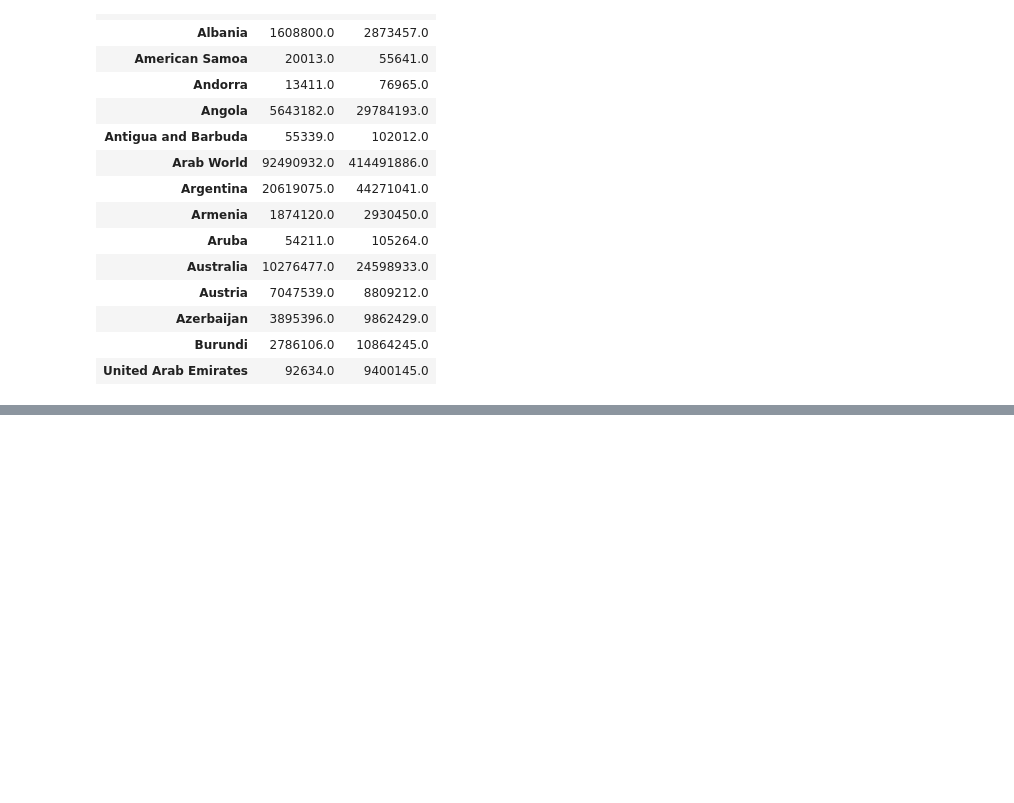
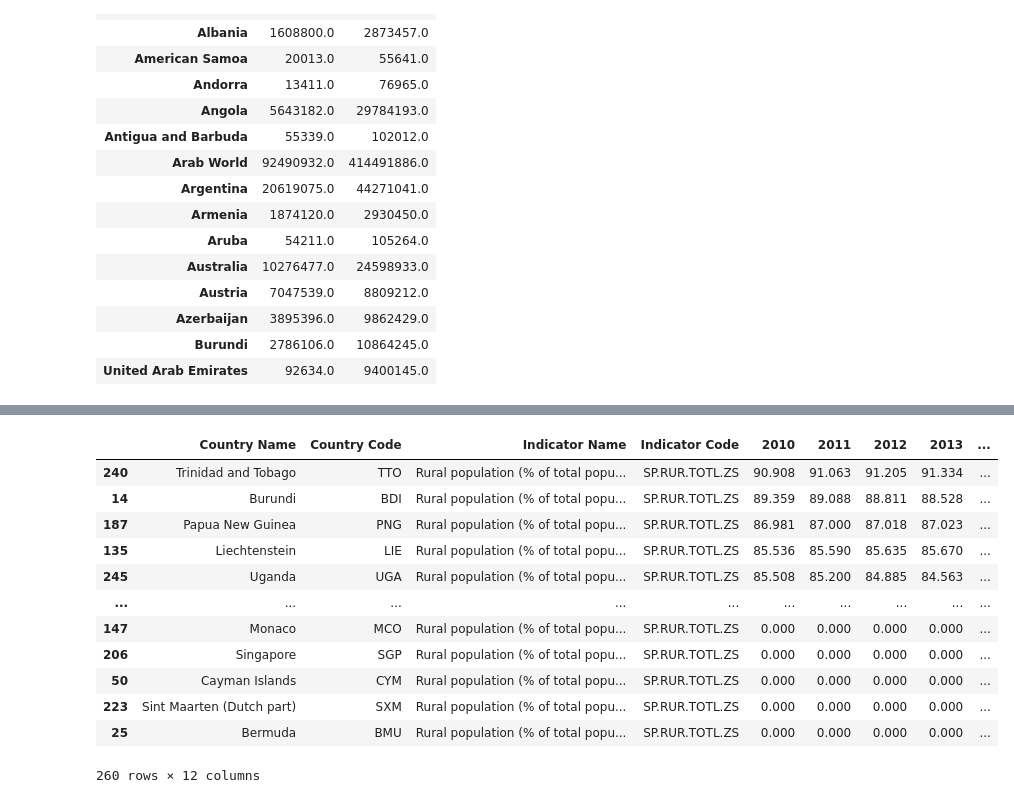
Before and after one commit to fecalderonqu/IN_P1_G4, a Jupyter notebook: data_to_DB.ipynb, the cells around one changed output, grey strips where cells are left out. Cells and saved outputs as stored; diff of their text form; code cells hidden in the pictures; blank space fills up the shorter version.

```diff
--- a/data_to_DB.ipynb
+++ b/data_to_DB.ipynb
@@ -380,0 +576,16 @@ df2.groupby('Country Name')[['1960', '2017']].sum()
+# %%
+df3.sort_values('2010',ascending=False)
+# %% [output]
+|  | Country Name | Country Code | Indicator Name | Indicator Code | 2010 | 2011 | 2012 | 2013 | ... |
+| 240 | Trinidad and Tobago | TTO | Rural population (% of total popu... | SP.RUR.TOTL.ZS | 90.908 | 91.063 | 91.205 | 91.334 | ... |
+| 14 | Burundi | BDI | Rural population (% of total popu... | SP.RUR.TOTL.ZS | 89.359 | 89.088 | 88.811 | 88.528 | ... |
+| 187 | Papua New Guinea | PNG | Rural population (% of total popu... | SP.RUR.TOTL.ZS | 86.981 | 87.000 | 87.018 | 87.023 | ... |
+| 135 | Liechtenstein | LIE | Rural population (% of total popu... | SP.RUR.TOTL.ZS | 85.536 | 85.590 | 85.635 | 85.670 | ... |
+| 245 | Uganda | UGA | Rural population (% of total popu... | SP.RUR.TOTL.ZS | 85.508 | 85.200 | 84.885 | 84.563 | ... |
+| ... | ... | ... | ... | ... | ... | ... | ... | ... | ... |
+| 147 | Monaco | MCO | Rural population (% of total popu... | SP.RUR.TOTL.ZS | 0.000 | 0.000 | 0.000 | 0.000 | ... |
+| 206 | Singapore | SGP | Rural population (% of total popu... | SP.RUR.TOTL.ZS | 0.000 | 0.000 | 0.000 | 0.000 | ... |
+| 50 | Cayman Islands | CYM | Rural population (% of total popu... | SP.RUR.TOTL.ZS | 0.000 | 0.000 | 0.000 | 0.000 | ... |
+| 223 | Sint Maarten (Dutch part) | SXM | Rural population (% of total popu... | SP.RUR.TOTL.ZS | 0.000 | 0.000 | 0.000 | 0.000 | ... |
+| 25 | Bermuda | BMU | Rural population (% of total popu... | SP.RUR.TOTL.ZS | 0.000 | 0.000 | 0.000 | 0.000 | ... |
+260 rows × 12 columns
```
Also changed, not shown: parts of 11 cells of this notebook.
